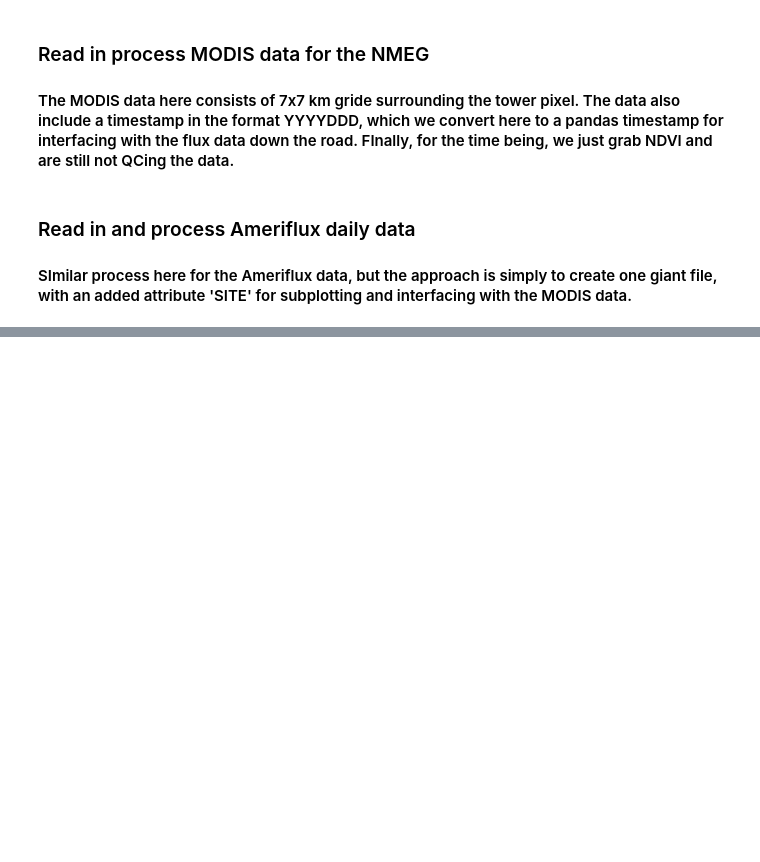
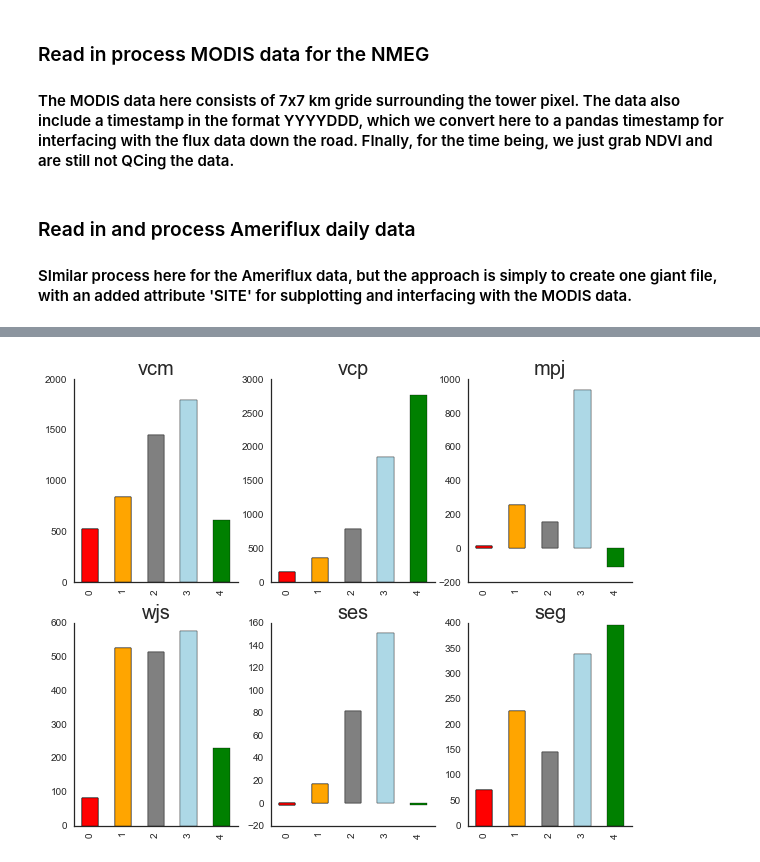
Before and after one commit to djkrofch/edulis, a Jupyter notebook: iPython_Notebooks/MODIS_Data.ipynb, the cells around one changed output, grey strips where cells are left out. Drawn from its saved outputs; the diff is of its cells as text; code cells hidden in the pictures; blank space fills up the shorter version.

```diff
--- a/iPython_Notebooks/MODIS_Data.ipynb
+++ b/iPython_Notebooks/MODIS_Data.ipynb
@@ -228,4 +227,0 @@ plt.setp(ax2.get_xticklabels(), rotation=45, fontsize = 15)
-# %%
-maxndvi = ndviyear.groupby([ndviyear.index.month])[site].max()
-toPlot = pd.DataFrame(dict(x = maxf.GPP, y = maxndvi))
-toPlot.dropna().x
@@ -261,0 +288,21 @@ sns.despine()
+# %%
+fig, ((ax1, ax2, ax3), (ax4, ax5, ax6)) = plt.subplots(2,3, figsize=(10,8))
+axs = fig.axes
+idx = 0
+covar = []
+SPEI = [-2,-1,0,1,2]
+for site in order:
+    covar = []
+    flux = fluxdata[fluxdata.SITE == site]
+    ax = axs[idx]
+    for SPEIBIN in SPEI:
+        fluxsub = flux[flux.SPEI_BIN == SPEIBIN]
+        covar.append(fluxsub.cov().NDVI.GPP)
+        toPlot = pd.DataFrame(dict(site = site, spei = SPEIBIN, covar = covar))
+        toPlot.covar.plot(kind = 'bar', ax = ax, color = ['red','orange','grey','lightblue','green'])
+        ax.set_title(site, fontsize = 20)
+
+    idx = idx + 1
+sns.despine()
+# %% [output]
+[figure, added]
```
Also changed, not shown: parts of 10 cells of this notebook.
